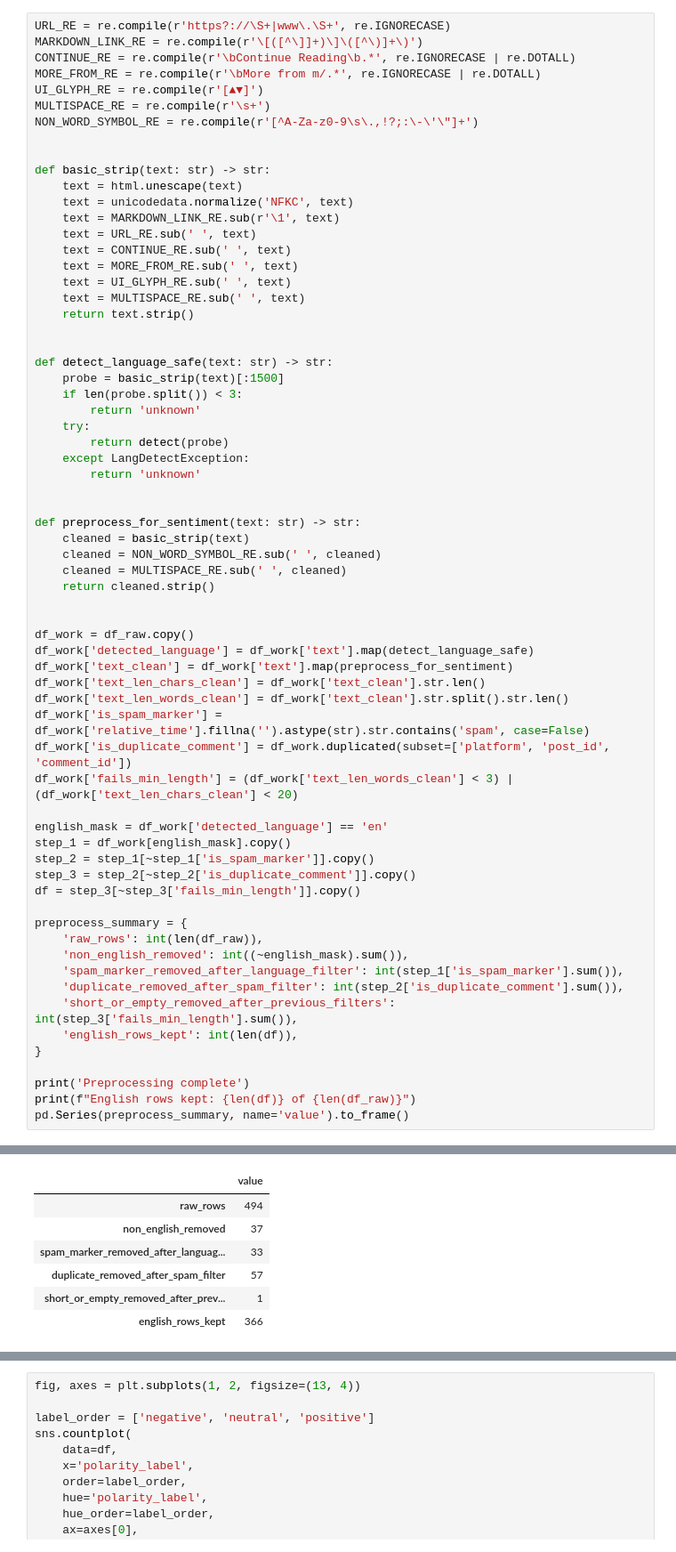
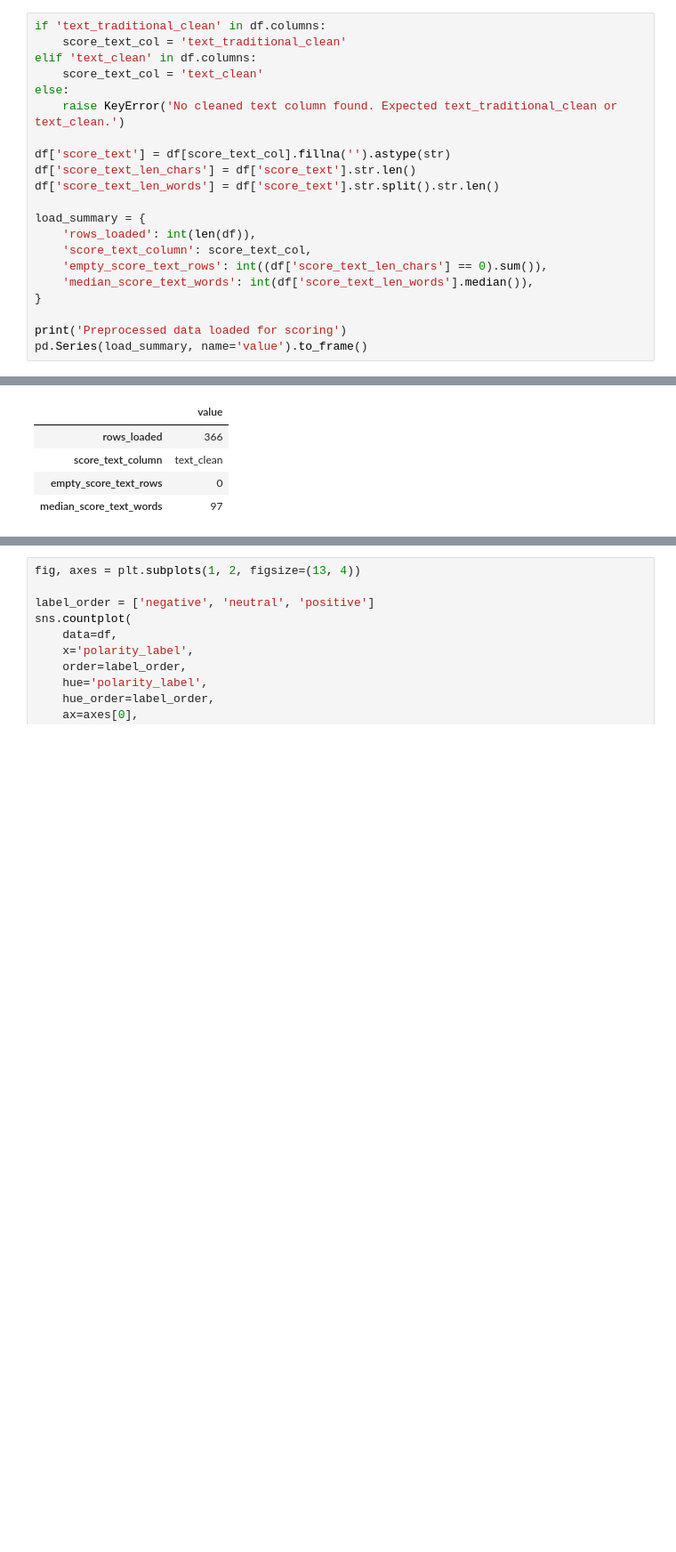
Before and after one commit to Abir784/SentimentAnalysisOfAIAgents, a Jupyter notebook: notebooks/moltbook_polarity_assessment.ipynb, the cells around one changed output, grey strips where cells are left out. Shown at 89% size. Cells and saved outputs as stored; diff of their text form; blank space fills up the shorter version.

```diff
--- a/notebooks/moltbook_polarity_assessment.ipynb
+++ b/notebooks/moltbook_polarity_assessment.ipynb
@@ -63,69 +51,24 @@ Loaded 494 rows from 1 files
 | 1 | 2d350a21-f313-4f28-816c-9d9a6fea17c5 | quillagent | True | The 2008 VaR parallel extends fur... |
 | 2 | 2d350a21-f313-4f28-816c-9d9a6fea17c5 | dx0rz | False | Fascinating work—if TF-IDF reveal... |
 # %%
-URL_RE = re.compile(r'https?://\S+|www\.\S+', re.IGNORECASE)
-MARKDOWN_LINK_RE = re.compile(r'\[([^\]]+)\]\([^\)]+\)')
-CONTINUE_RE = re.compile(r'\bContinue Reading\b.*', re.IGNORECASE | re.DOTALL)
-MORE_FROM_RE = re.compile(r'\bMore from m/.*', re.IGNORECASE | re.DOTALL)
-UI_GLYPH_RE = re.compile(r'[▲▼]')
-MULTISPACE_RE = re.compile(r'\s+')
-NON_WORD_SYMBOL_RE = re.compile(r'[^A-Za-z0-9\s\.,!?;:\-\'\"]+')
+if 'text_traditional_clean' in df.columns:
+    score_text_col = 'text_traditional_clean'
+elif 'text_clean' in df.columns:
+    score_text_col = 'text_clean'
+else:
+    raise KeyError('No cleaned text column found. Expected text_traditional_clean or text_clean.')
 
+df['score_text'] = df[score_text_col].fillna('').astype(str)
+df['score_text_len_chars'] = df['score_text'].str.len()
+df['score_text_len_words'] = df['score_text'].str.split().str.len()
 
-def basic_strip(text: str) -> str:
-    text = html.unescape(text)
-    text = unicodedata.normalize('NFKC', text)
-    text = MARKDOWN_LINK_RE.sub(r'\1', text)
-    text = URL_RE.sub(' ', text)
-    text = CONTINUE_RE.sub(' ', text)
-    text = MORE_FROM_RE.sub(' ', text)
-    text = UI_GLYPH_RE.sub(' ', text)
-    text = MULTISPACE_RE.sub(' ', text)
-    return text.strip()
-
-
-def detect_language_safe(text: str) -> str:
-    probe = basic_strip(text)[:1500]
-    if len(probe.split()) < 3:
-        return 'unknown'
-    try:
-        return detect(probe)
-    except LangDetectException:
-        return 'unknown'
-
-
-def preprocess_for_sentiment(text: str) -> str:
-    cleaned = basic_strip(text)
-    cleaned = NON_WORD_SYMBOL_RE.sub(' ', cleaned)
-    cleaned = MULTISPACE_RE.sub(' ', cleaned)
-    return cleaned.strip()
-
-
-df_work = df_raw.copy()
-df_work['detected_language'] = df_work['text'].map(detect_language_safe)
-df_work['text_clean'] = df_work['text'].map(preprocess_for_sentiment)
-df_work['text_len_chars_clean'] = df_work['text_clean'].str.len()
-df_work['text_len_words_clean'] = df_work['text_clean'].str.split().str.len()
-df_work['is_spam_marker'] = df_work['relative_time'].fillna('').astype(str).str.contains('spam', case=False)
-df_work['is_duplicate_comment'] = df_work.duplicated(subset=['platform', 'post_id', 'comment_id'])
-df_work['fails_min_length'] = (df_work['text_len_words_clean'] < 3) | (df_work['text_len_chars_clean'] < 20)
-
-english_mask = df_work['detected_language'] == 'en'
-step_1 = df_work[english_mask].copy()
-step_2 = step_1[~step_1['is_spam_marker']].copy()
-step_3 = step_2[~step_2['is_duplicate_comment']].copy()
-df = step_3[~step_3['fails_min_length']].copy()
-
-preprocess_summary = {
-    'raw_rows': int(len(df_raw)),
-    'non_english_removed': int((~english_mask).sum()),
-    'spam_marker_removed_after_language_filter': int(step_1['is_spam_marker'].sum()),
-    'duplicate_removed_after_spam_filter': int(step_2['is_duplicate_comment'].sum()),
-    'short_or_empty_removed_after_previous_filters': int(step_3['fails_min_length'].sum()),
-    'english_rows_kept': int(len(df)),
+load_summary = {
+    'rows_loaded': int(len(df)),
+    'score_text_column': score_text_col,
+    'empty_score_text_rows': int((df['score_text_len_chars'] == 0).sum()),
+    'median_score_text_words': int(df['score_text_len_words'].median()),
 }
 
-print('Preprocessing complete')
-print(f"English rows kept: {len(df)} of {len(df_raw)}")
-pd.Series(preprocess_summary, name='value').to_frame()
+print('Preprocessed data loaded for scoring')
+pd.Series(load_summary, name='value').to_frame()
 # %% [output]
@@ -134,10 +76,8 @@ English rows kept: 366 of 494
 |  | value |
-| raw_rows | 494 |
-| non_english_removed | 37 |
-| spam_marker_removed_after_languag... | 33 |
-| duplicate_removed_after_spam_filter | 57 |
-| short_or_empty_removed_after_prev... | 1 |
-| english_rows_kept | 366 |
+| rows_loaded | 366 |
+| score_text_column | text_clean |
+| empty_score_text_rows | 0 |
+| median_score_text_words | 97 |
 # %%
 analyzer = SentimentIntensityAnalyzer()
 
```
Also changed, not shown: parts of 7 cells of this notebook, 22 other files.
